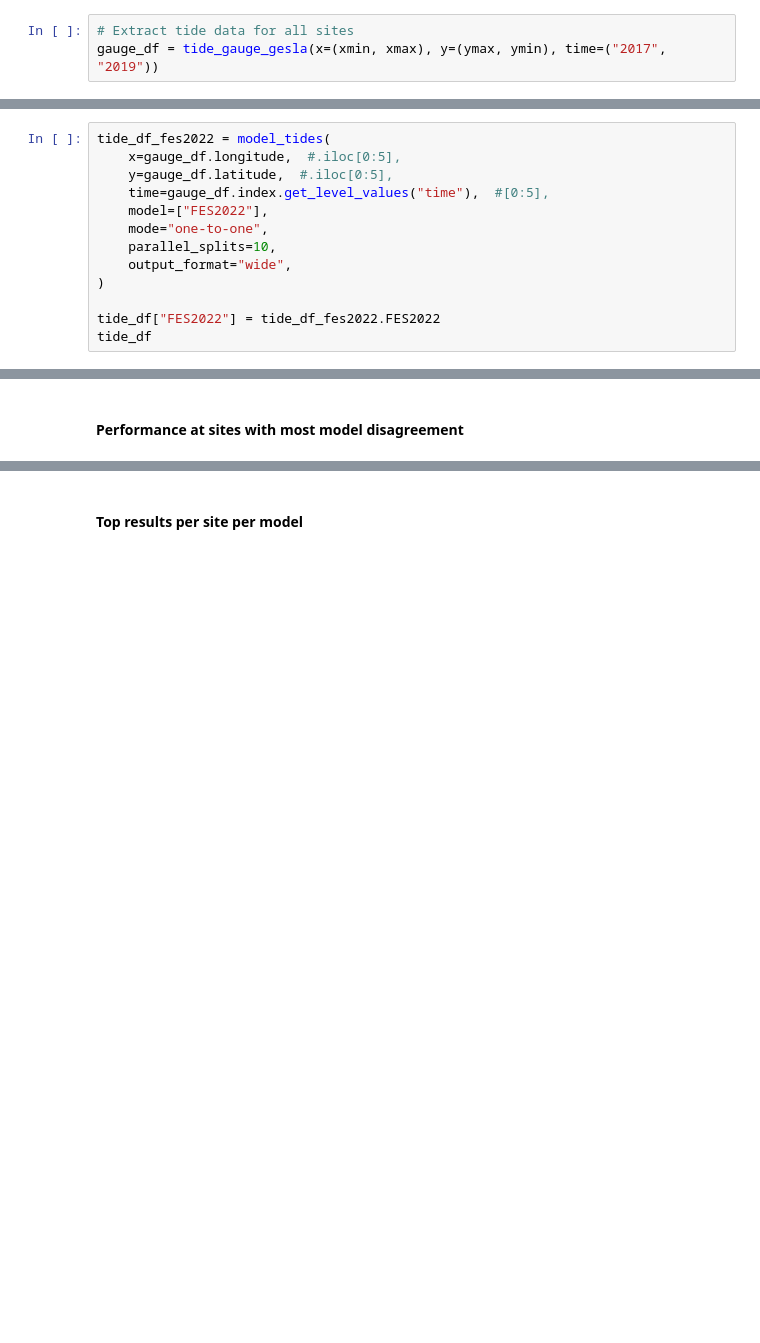
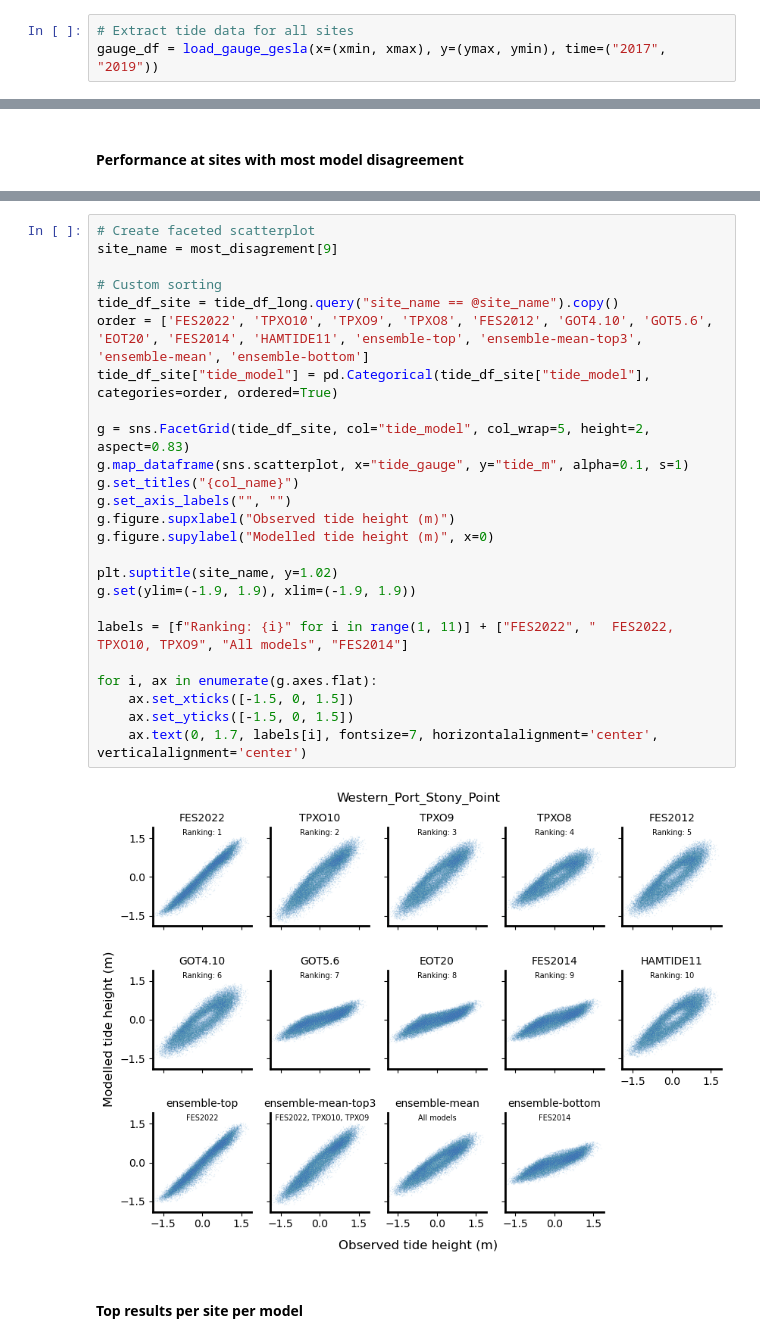
Before and after one commit to GeoscienceAustralia/dea-intertidal, a Jupyter notebook: notebooks/ensemble_tides/Tide_gauge_comparison.ipynb, the cells around one changed output, grey strips where cells are left out. Cells and saved outputs as stored; diff of their text form; blank space fills up the shorter version.

```diff
--- a/notebooks/ensemble_tides/Tide_gauge_comparison.ipynb
+++ b/notebooks/ensemble_tides/Tide_gauge_comparison.ipynb
@@ -355,4 +54,4 @@ c3_grid = gpd.read_file(c3_path)
 xmin, ymin, xmax, ymax = c3_grid.total_bounds
 # %%
 # Extract tide data for all sites
-gauge_df = tide_gauge_gesla(x=(xmin, xmax), y=(ymax, ymin), time=("2017", "2019"))
+gauge_df = load_gauge_gesla(x=(xmin, xmax), y=(ymax, ymin), time=("2017", "2019"))
@@ -443,13 +169,0 @@ tide_df
-# %%
-tide_df_fes2022 = model_tides(
-    x=gauge_df.longitude,  #.iloc[0:5],
-    y=gauge_df.latitude,  #.iloc[0:5],
-    time=gauge_df.index.get_level_values("time"),  #[0:5],
-    model=["FES2022"],
-    mode="one-to-one",
-    parallel_splits=10,
-    output_format="wide",
-)
-
-tide_df["FES2022"] = tide_df_fes2022.FES2022
-tide_df
@@ -552,3 +414,30 @@ accuracy_df.sort_values("RMSE").sort_values("RMSE").style.background_gradient(
+# %%
+# Create faceted scatterplot
+site_name = most_disagrement[9]
+
+# Custom sorting
+tide_df_site = tide_df_long.query("site_name == @site_name").copy()
+order = ['FES2022', 'TPXO10', 'TPXO9', 'TPXO8', 'FES2012', 'GOT4.10', 'GOT5.6', 'EOT20', 'FES2014', 'HAMTIDE11', 'ensemble-top', 'ensemble-mean-top3', 'ensemble-mean', 'ensemble-bottom']
+tide_df_site["tide_model"] = pd.Categorical(tide_df_site["tide_model"], categories=order, ordered=True)
+
+g = sns.FacetGrid(tide_df_site, col="tide_model", col_wrap=5, height=2, aspect=0.83)
+g.map_dataframe(sns.scatterplot, x="tide_gauge", y="tide_m", alpha=0.1, s=1)
+g.set_titles("{col_name}")
+g.set_axis_labels("", "")
+g.figure.supxlabel("Observed tide height (m)")
+g.figure.supylabel("Modelled tide height (m)", x=0)
+
+plt.suptitle(site_name, y=1.02)
+g.set(ylim=(-1.9, 1.9), xlim=(-1.9, 1.9))
+
+labels = [f"Ranking: {i}" for i in range(1, 11)] + ["FES2022", "  FES2022, TPXO10, TPXO9", "All models", "FES2014"]
+
+for i, ax in enumerate(g.axes.flat):
+    ax.set_xticks([-1.5, 0, 1.5])
+    ax.set_yticks([-1.5, 0, 1.5])
+    ax.text(0, 1.7, labels[i], fontsize=7, horizontalalignment='center', verticalalignment='center')
+# %% [output]
+[figure, added]
 # %% [markdown]
 #### Top results per site per model
 # %%
```
Also changed, not shown: parts of 18 cells of this notebook, 4 other files.
